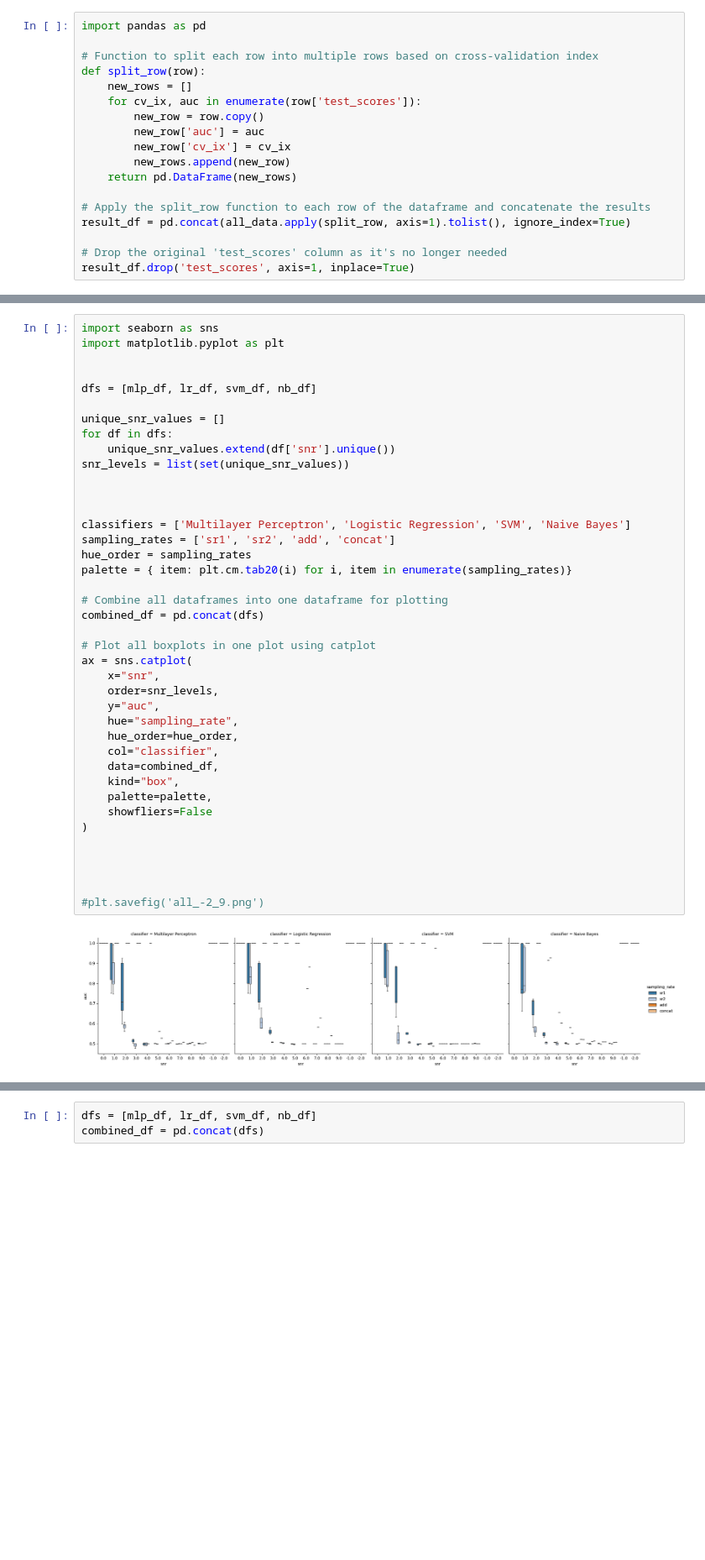
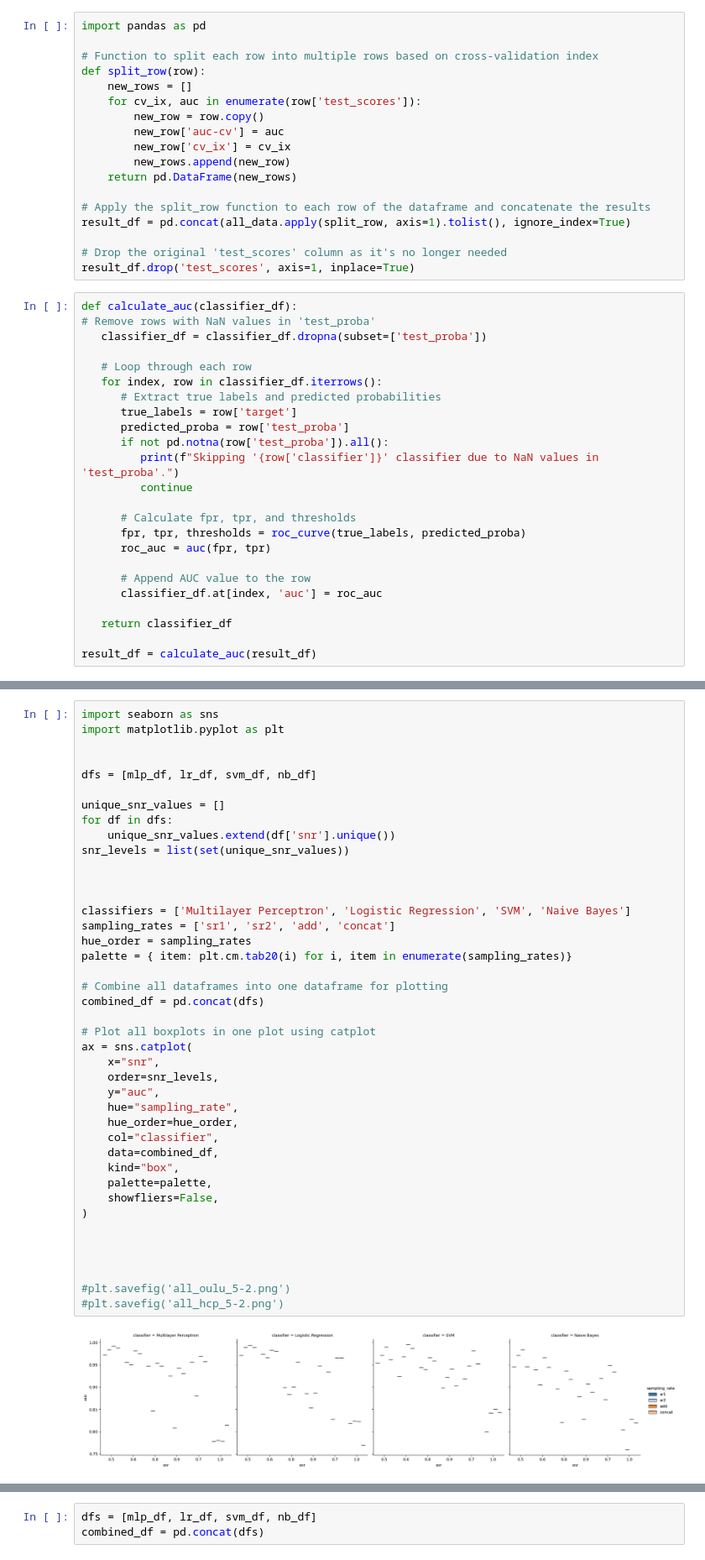
Before and after one commit to neuroneural/undersampling-project, a Jupyter notebook: HCP/python-scripts/plot.ipynb, the cells around one changed output, grey strips where cells are left out. Shown at 84% size. Cells and saved outputs as stored; diff of their text form; blank space fills up the shorter version.

```diff
--- a/HCP/python-scripts/plot.ipynb
+++ b/HCP/python-scripts/plot.ipynb
@@ -53,7 +53,7 @@ def split_row(row):
     new_rows = []
     for cv_ix, auc in enumerate(row['test_scores']):
         new_row = row.copy()
-        new_row['auc'] = auc
+        new_row['auc-cv'] = auc
         new_row['cv_ix'] = cv_ix
         new_rows.append(new_row)
     return pd.DataFrame(new_rows)
@@ -63,6 +63,30 @@ result_df = pd.concat(all_data.apply(split_row, axis=1).tolist(), ignore_index=T
 
 # Drop the original 'test_scores' column as it's no longer needed
 result_df.drop('test_scores', axis=1, inplace=True)
+# %%
+def calculate_auc(classifier_df):
+# Remove rows with NaN values in 'test_proba'
+   classifier_df = classifier_df.dropna(subset=['test_proba'])
+
+   # Loop through each row
+   for index, row in classifier_df.iterrows():
+      # Extract true labels and predicted probabilities
+      true_labels = row['target']
+      predicted_proba = row['test_proba']
+      if not pd.notna(row['test_proba']).all():
+         print(f"Skipping '{row['classifier']}' classifier due to NaN values in 'test_proba'.")
+         continue
+
+      # Calculate fpr, tpr, and thresholds
+      fpr, tpr, thresholds = roc_curve(true_labels, predicted_proba)
+      roc_auc = auc(fpr, tpr)
+
+      # Append AUC value to the row
+      classifier_df.at[index, 'auc'] = roc_auc
+
+   return classifier_df
+
+result_df = calculate_auc(result_df)
 # %%
 grouped_classifiers = result_df.groupby('classifier')
 
@@ -93,33 +118,34 @@ for df in dfs:
     unique_snr_values.extend(df['snr'].unique())
 snr_levels = list(set(unique_snr_values))
 
 
 
 classifiers = ['Multilayer Perceptron', 'Logistic Regression', 'SVM', 'Naive Bayes']
 sampling_rates = ['sr1', 'sr2', 'add', 'concat']
 hue_order = sampling_rates
 palette = { item: plt.cm.tab20(i) for i, item in enumerate(sampling_rates)}
 
 # Combine all dataframes into one dataframe for plotting
 combined_df = pd.concat(dfs)
 
 # Plot all boxplots in one plot using catplot
 ax = sns.catplot(
     x="snr",
     order=snr_levels,
     y="auc",
     hue="sampling_rate",
     hue_order=hue_order,
     col="classifier",
     data=combined_df,
     kind="box",
     palette=palette,
-    showfliers=False
+    showfliers=False,
 )
 
 
 
 
-#plt.savefig('all_-2_9.png')
+#plt.savefig('all_oulu_5-2.png')
+#plt.savefig('all_hcp_5-2.png')
 # %% [output]
-[figure, old version]
+[figure, new version]
```
Also changed, not shown: parts of 2 cells of this notebook, 3 other files.
